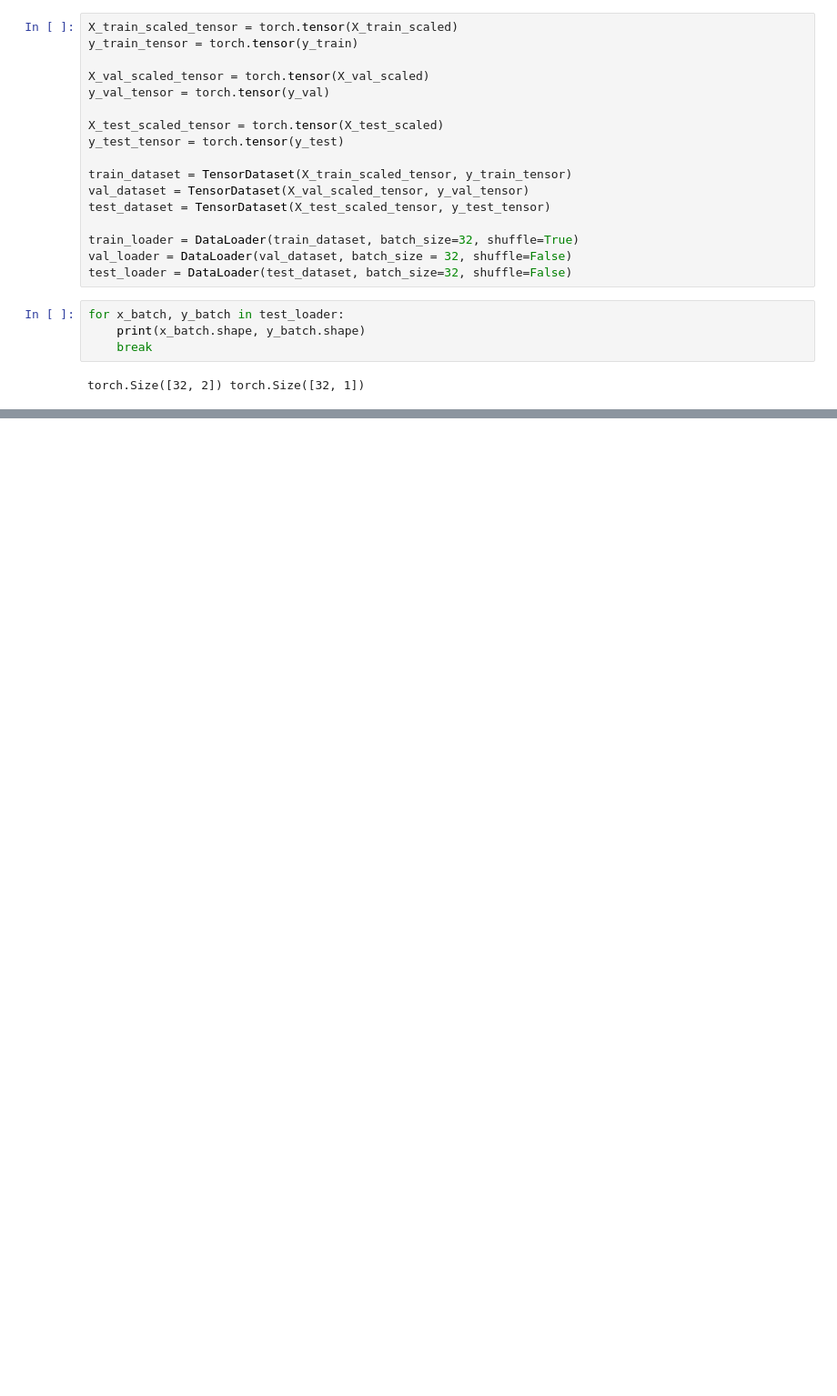
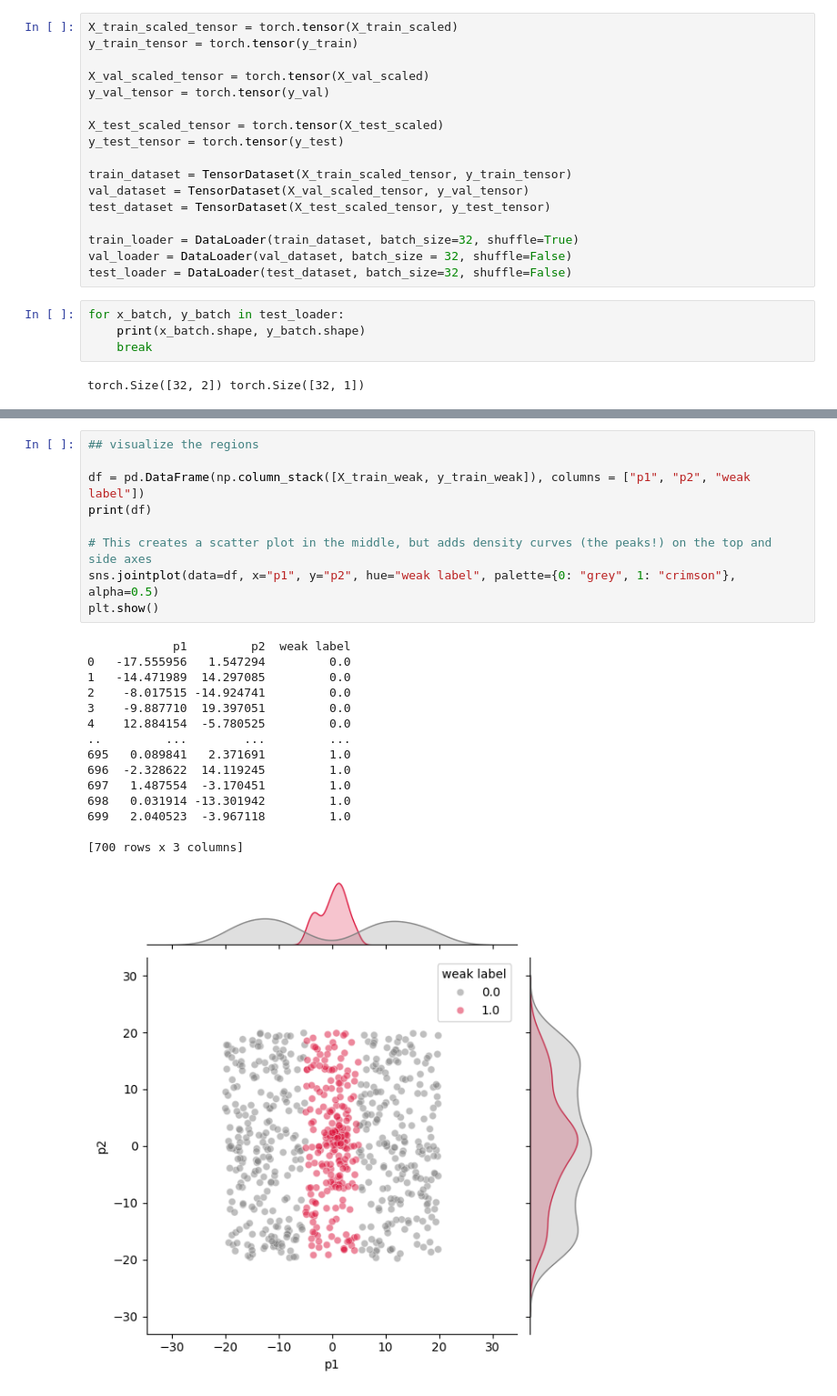
Before and after one commit to alindell0/cwola-summer, a Jupyter notebook: notebooks/sampledata.ipynb, the cells around one changed output, grey strips where cells are left out. Shown at 91% size. Drawn from its saved outputs; the diff is of its cells as text; blank space fills up the shorter version.

```diff
--- a/notebooks/sampledata.ipynb
+++ b/notebooks/sampledata.ipynb
@@ -530,0 +636,25 @@ Test ROC-AUC (vs true labels): 0.981  (0.5 = no separation, 1.0 = perfect)
+# %%
+## visualize the regions
+
+df = pd.DataFrame(np.column_stack([X_train_weak, y_train_weak]), columns = ["p1", "p2", "weak label"])
+print(df)
+
+# This creates a scatter plot in the middle, but adds density curves (the peaks!) on the top and side axes
+sns.jointplot(data=df, x="p1", y="p2", hue="weak label", palette={0: "grey", 1: "crimson"}, alpha=0.5)
+plt.show()
+# %% [output]
+            p1         p2  weak label
+0   -17.555956   1.547294         0.0
+1   -14.471989  14.297085         0.0
+2    -8.017515 -14.924741         0.0
+3    -9.887710  19.397051         0.0
+4    12.884154  -5.780525         0.0
+..         ...        ...         ...
+695   0.089841   2.371691         1.0
+696  -2.328622  14.119245         1.0
+697   1.487554  -3.170451         1.0
+698   0.031914 -13.301942         1.0
+699   2.040523  -3.967118         1.0
+
+[700 rows x 3 columns]
+[figure, added]
```
Also changed, not shown: parts of 18 cells of this notebook, 5 other files.
